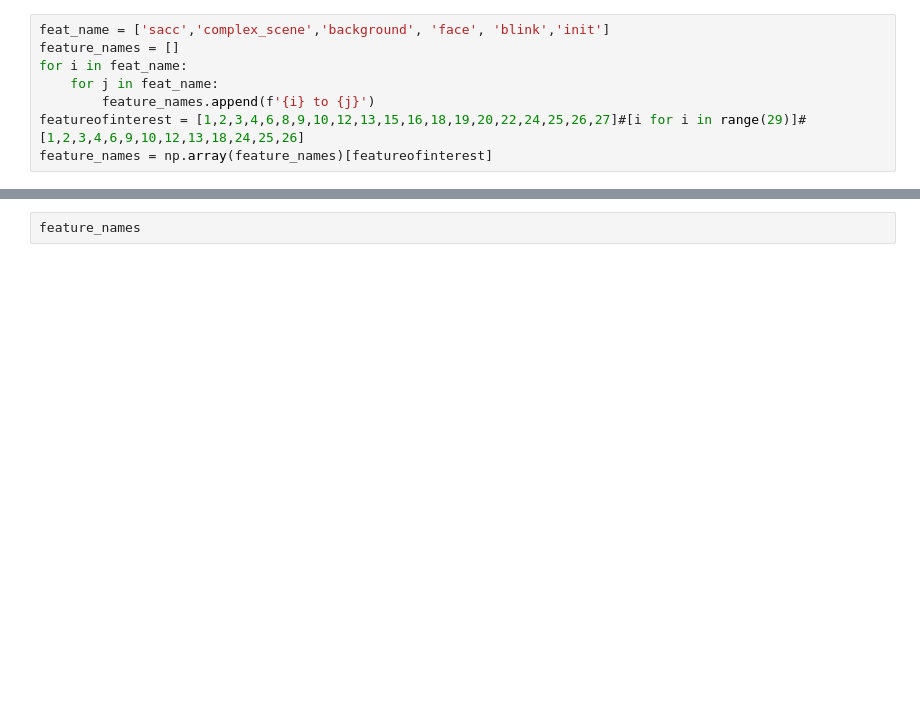
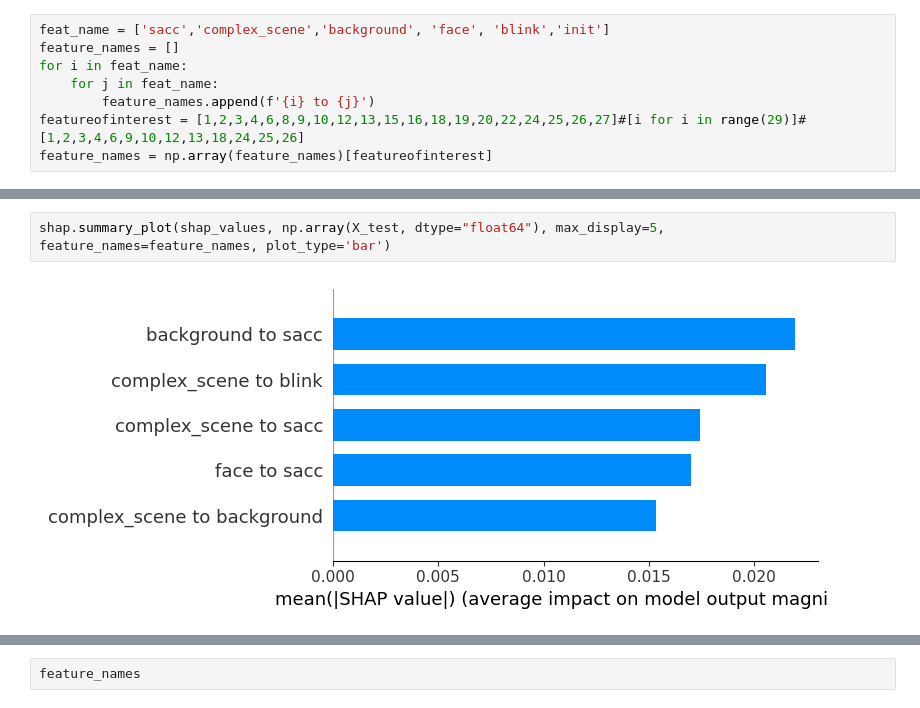
Before and after one commit to Hong7Cong/EyeTrackingasMC, a Jupyter notebook: simpleML.ipynb, the cells around one changed output, grey strips where cells are left out. Saved outputs shown, nothing was run; the diff lists cells and outputs as text; blank space fills up the shorter version.

```diff
--- a/simpleML.ipynb
+++ b/simpleML.ipynb
@@ -329,0 +359,4 @@ array([0.00824706, 0.00193016, 0.00391066, 0.        , 0.0010661 ,
+# %%
+shap.summary_plot(shap_values, np.array(X_test, dtype="float64"), max_display=5, feature_names=feature_names, plot_type='bar')
+# %% [output]
+[figure, added]
```
Also changed, not shown: parts of 25 cells of this notebook, 4 other files.
